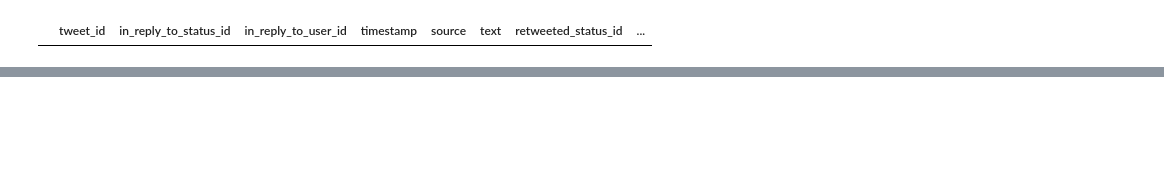
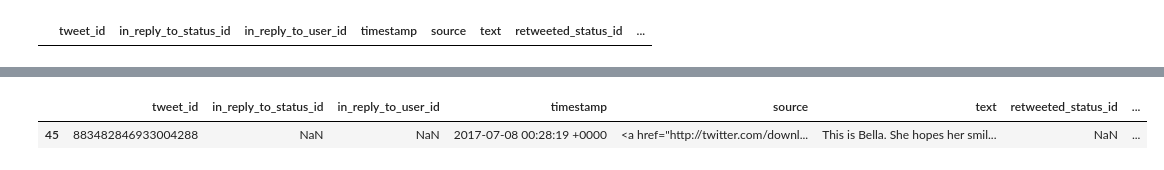
Before and after one commit to KattyP/DataWrangleProject, a Jupyter notebook: wrangle_act.ipynb, the cells around one changed output, grey strips where cells are left out. Drawn from its saved outputs; the diff is of its cells as text; code cells hidden in the pictures; blank space fills up the shorter version.

```diff
--- a/wrangle_act.ipynb
+++ b/wrangle_act.ipynb
@@ -516,0 +556,6 @@ twitter_archive_clean[twitter_archive_clean['rating'] == '11/15/15']
+# %%
+# test
+twitter_archive_clean[twitter_archive_clean['rating'] == '13.5/10']
+# %% [output]
+|  | tweet_id | in_reply_to_status_id | in_reply_to_user_id | timestamp | source | text | retweeted_status_id | ... |
+| 45 | 883482846933004288 | NaN | NaN | 2017-07-08 00:28:19 +0000 | <a href="http://twitter.com/downl... | This is Bella. She hopes her smil... | NaN | ... |
```
Also changed, not shown: parts of 11 cells of this notebook.
